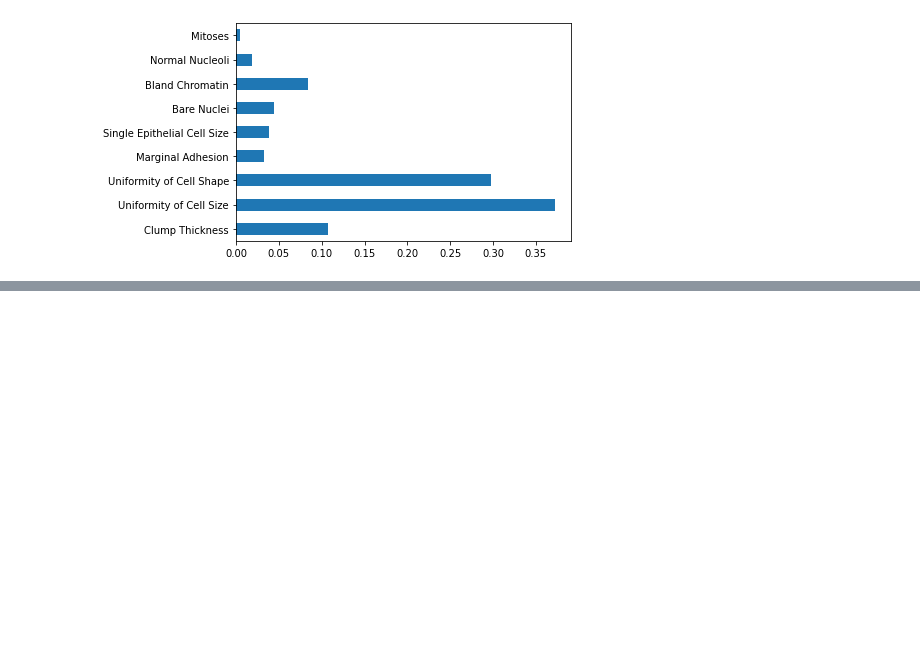
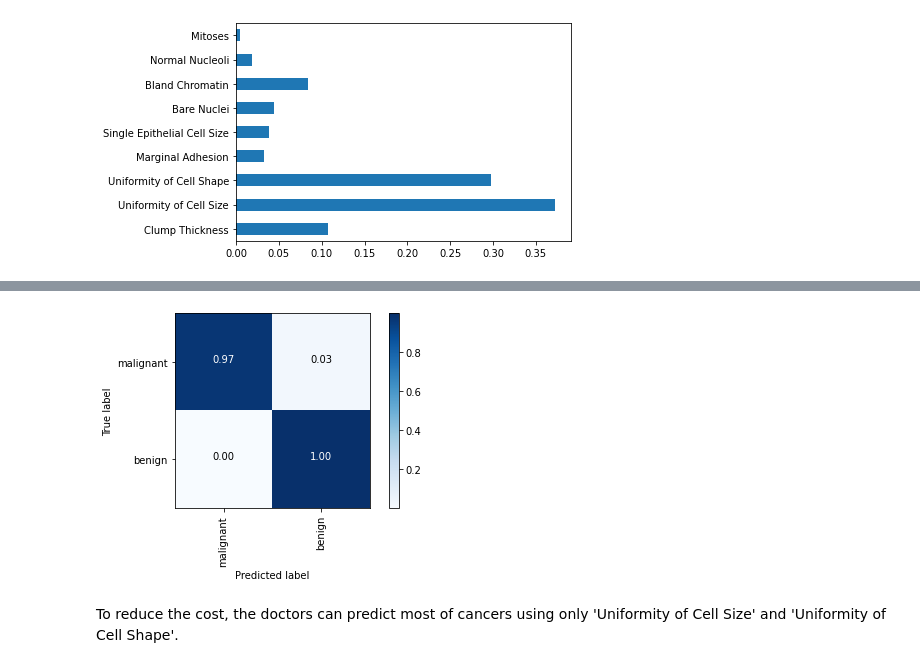
Before and after one commit to sina5/Breast-Cancer-Detection, a Jupyter notebook: bc.ipynb, the cells around one changed output, grey strips where cells are left out. Drawn from its saved outputs; the diff is of its cells as text; code cells hidden in the pictures; blank space fills up the shorter version.

```diff
--- a/bc.ipynb
+++ b/bc.ipynb
@@ -231,0 +234,13 @@ dtype: float64
+# %%
+X = df.loc[:, df.columns.isin(['Uniformity of Cell Size',
+                            'Uniformity of Cell Shape'])]
+y = df['Class']
+X_train, X_test, y_train, y_test = train_test_split(X,y, random_state=random_state)
+clf = RandomForestClassifier(n_estimators=100, n_jobs=-1, random_state=random_state)
+clf.fit(X_train,y_train)
+y_pred = clf.predict(X_test)
+cm = confusion_matrix(y_test, y_pred)
+roc_auc = roc_auc_score(y_test, y_pred)
+print(classification_report(y_test, y_pred))
+print('ROC AUC: {}'.format(roc_auc))
+print('Confusion Matrix:\n{}'.format(cm))
@@ -231,0 +261,22 @@ dtype: float64
+# %%
+plt.imshow(cm, interpolation='nearest', cmap=plt.cm.Blues)
+plt.colorbar()
+tick_marks = np.arange(len(np.unique(y)))
+labels = np.unique(y).tolist()
+labels = [class_name_dict.get(item, item)  for item in labels]
+plt.xticks(tick_marks, labels, rotation=90)
+plt.yticks(tick_marks, labels)
+cm = cm.astype('float') / cm.sum(axis=1)[:, np.newaxis]
+thresh = cm.max() / 2.
+for i, j in itertools.product(range(cm.shape[0]), range(cm.shape[1])):
+    plt.text(j, i, format(cm[i, j], '.2f'),
+                horizontalalignment="center",
+                color="white" if cm[i, j] > thresh else "black")
+
+plt.ylabel('True label')
+plt.xlabel('Predicted label')
+plt.tight_layout()
+# %% [output]
+[figure, added]
+# %% [markdown]
+To reduce the cost, the doctors can predict most of cancers using only 'Uniformity of Cell Size' and 'Uniformity of Cell Shape'.
```
Also changed, not shown: parts of 3 cells of this notebook.
